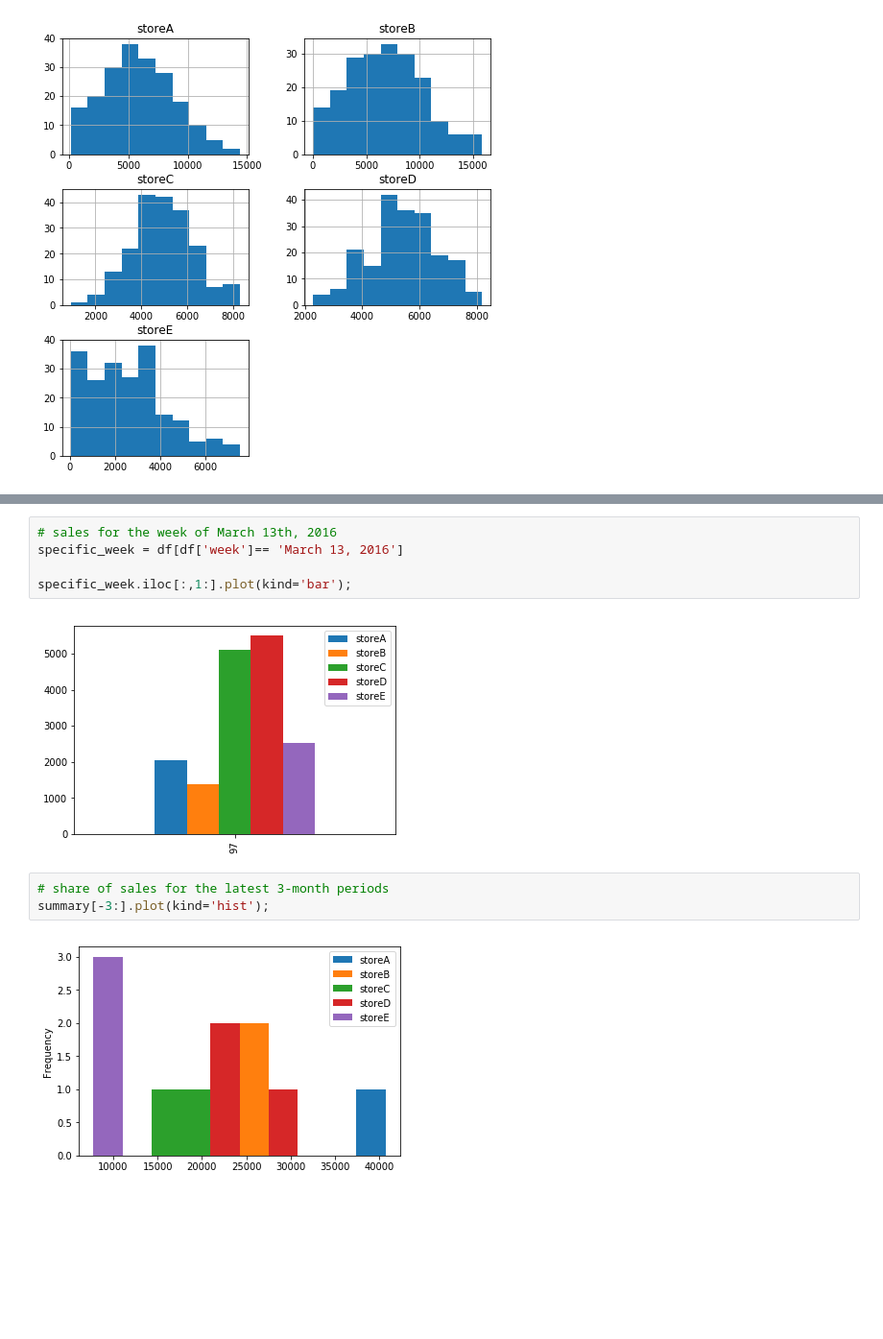
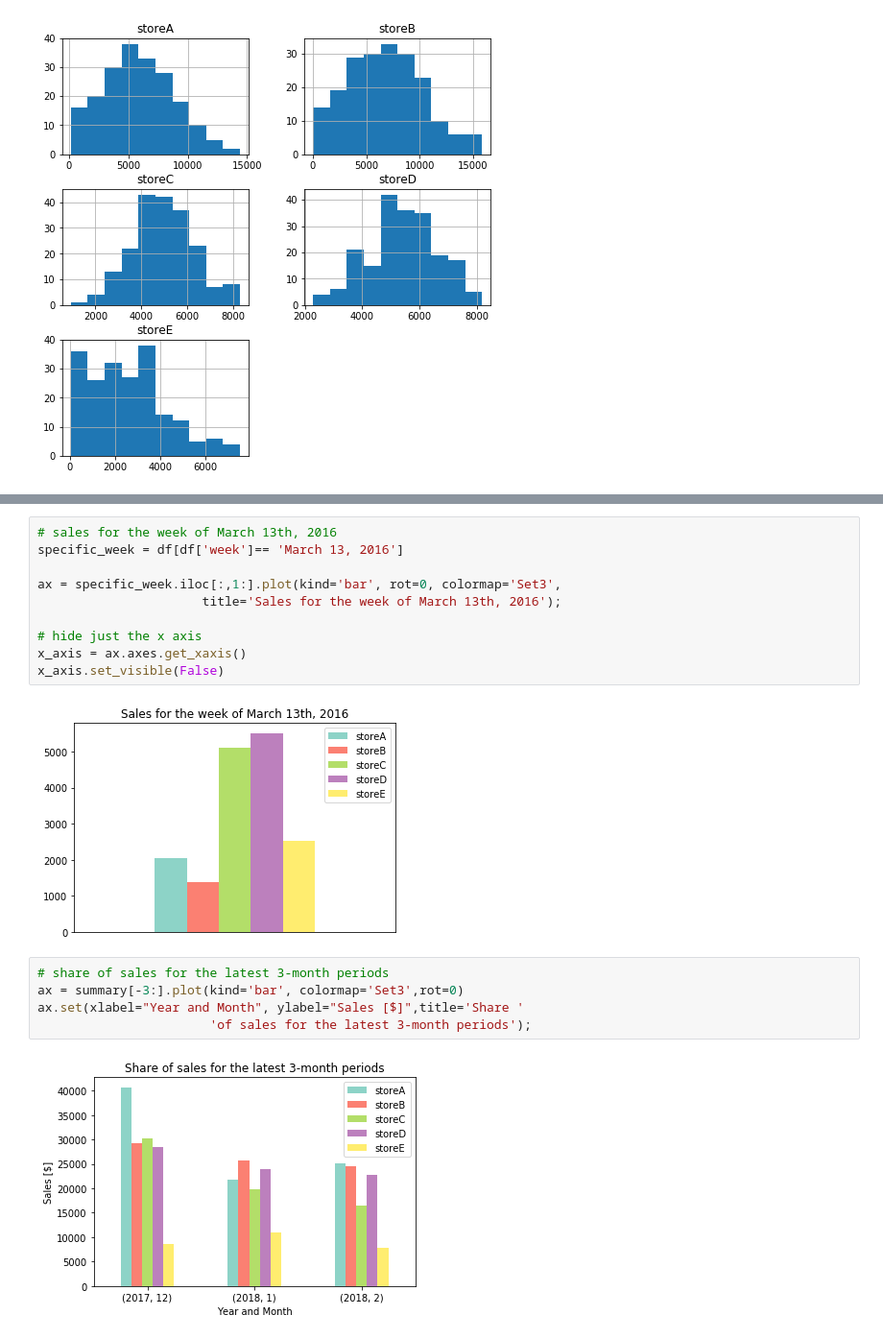
Before and after one commit to m-soro/Data_Analyst, a Jupyter notebook: modules/data_analysis_process/communicate_quiz.ipynb, the cells around one changed output, grey strips where cells are left out. Shown at 96% size. Drawn from its saved outputs; the diff is of its cells as text; blank space fills up the shorter version.

```diff
--- a/modules/data_analysis_process/communicate_quiz.ipynb
+++ b/modules/data_analysis_process/communicate_quiz.ipynb
@@ -39,11 +41,18 @@ df.mean().plot(kind='bar');
 # sales for the week of March 13th, 2016
 specific_week = df[df['week']== 'March 13, 2016']
 
-specific_week.iloc[:,1:].plot(kind='bar');
+ax = specific_week.iloc[:,1:].plot(kind='bar', rot=0, colormap='Set3',
+                      title='Sales for the week of March 13th, 2016');
+
+# hide just the x axis
+x_axis = ax.axes.get_xaxis()
+x_axis.set_visible(False)
 # %% [output]
-[figure, old version]
+[figure, new version]
 # %%
 # share of sales for the latest 3-month periods
-summary[-3:].plot(kind='hist');
+ax = summary[-3:].plot(kind='bar', colormap='Set3',rot=0)
+ax.set(xlabel="Year and Month", ylabel="Sales [$]",title='Share '
+                       'of sales for the latest 3-month periods');
 # %% [output]
-[figure, old version]
+[figure, new version]
```
Also changed, not shown: parts of 2 cells of this notebook, 1 other file.
